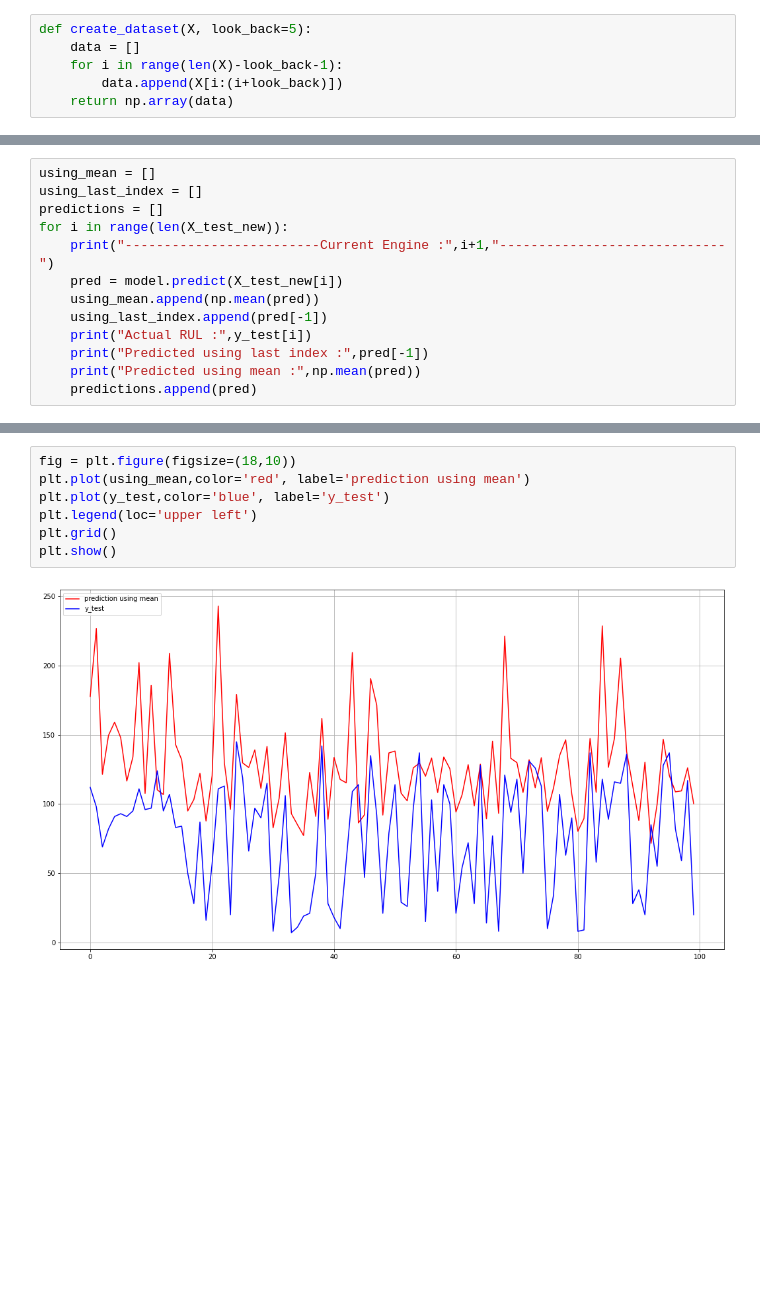
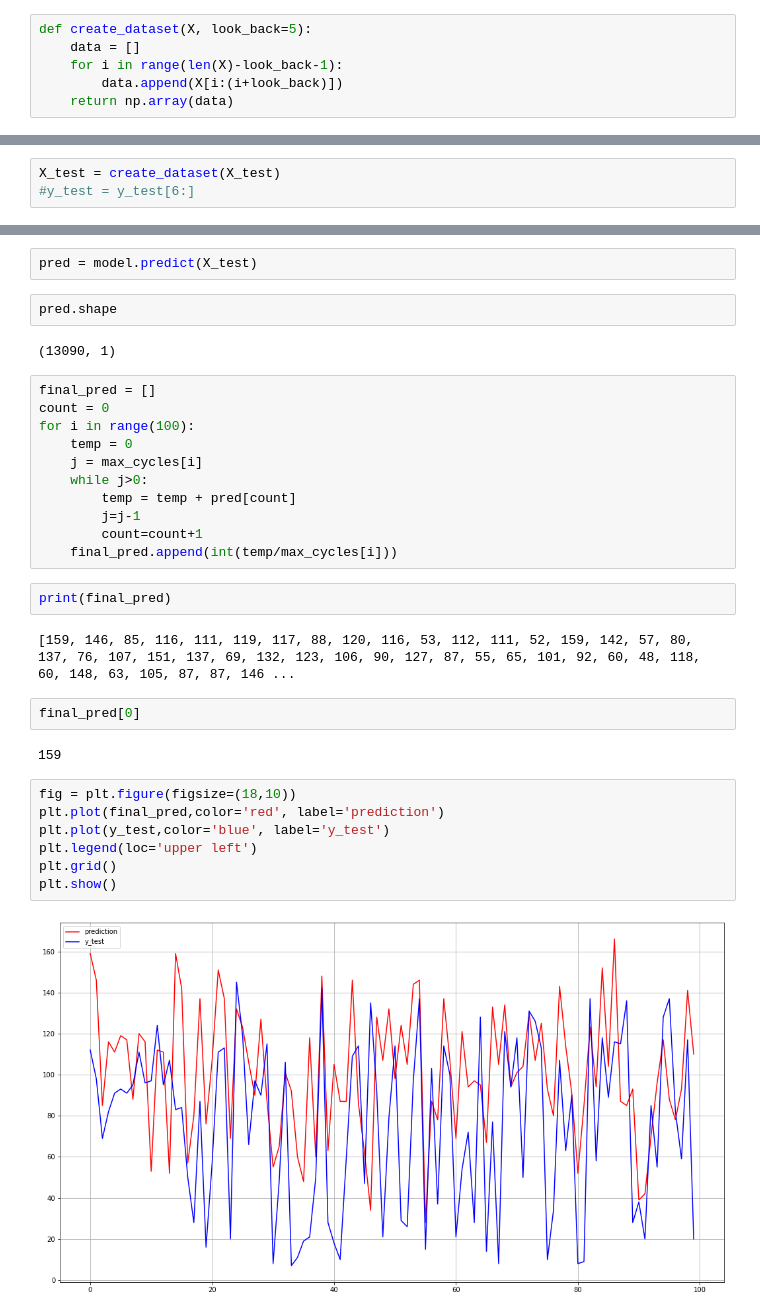
Before and after one commit to mehidi38/RUL-Prediction, a Jupyter notebook: RUL Prediction using LSTM Lookback=5.ipynb, the cells around one changed output, grey strips where cells are left out. Saved outputs shown, nothing was run; the diff lists cells and outputs as text; blank space fills up the shorter version.

Commit message:
RUL Prediction using LSTM

```diff
--- a/RUL Prediction using LSTM Lookback=5.ipynb
+++ b/RUL Prediction using LSTM Lookback=5.ipynb
@@ -583,13 +463,0 @@ for i in range(len(X_test_new)):
-# %%
-using_mean = []
-using_last_index = []
-predictions = []
-for i in range(len(X_test_new)):
-    print("-------------------------Current Engine :",i+1,"-----------------------------")
-    pred = model.predict(X_test_new[i])
-    using_mean.append(np.mean(pred))
-    using_last_index.append(pred[-1])
-    print("Actual RUL :",y_test[i])
-    print("Predicted using last index :",pred[-1])
-    print("Predicted using mean :",np.mean(pred))
-    predictions.append(pred)
@@ -613,0 +464,3 @@ Predicted using mean : 100.176506
+# %%
+X_test = create_dataset(X_test)
+#y_test = y_test[6:]
@@ -614,10 +471,35 @@ Predicted using mean : 100.176506
+# %%
+pred = model.predict(X_test)
+# %%
+pred.shape
+# %% [output]
+(13090, 1)
+# %%
+final_pred = []
+count = 0
+for i in range(100):
+    temp = 0
+    j = max_cycles[i]
+    while j>0:
+        temp = temp + pred[count]
+        j=j-1
+        count=count+1
+    final_pred.append(int(temp/max_cycles[i]))
+# %%
+print(final_pred)
+# %% [output]
+[159, 146, 85, 116, 111, 119, 117, 88, 120, 116, 53, 112, 111, 52, 159, 142, 57, 80, 137, 76, 107, 151, 137, 69, 132, 123, 106, 90, 127, 87, 55, 65, 101, 92, 60, 48, 118, 60, 148, 63, 105, 87, 87, 146 ...
+# %%
+final_pred[0]
+# %% [output]
+159
 # %%
 fig = plt.figure(figsize=(18,10))
-plt.plot(using_mean,color='red', label='prediction using mean')
+plt.plot(final_pred,color='red', label='prediction')
 plt.plot(y_test,color='blue', label='y_test')
 plt.legend(loc='upper left')
 plt.grid()
 plt.show()
 # %% [output]
-[figure, old version]
+[figure, new version]
 # %%
```
Also changed, not shown: parts of 34 cells of this notebook, 2 other files.
